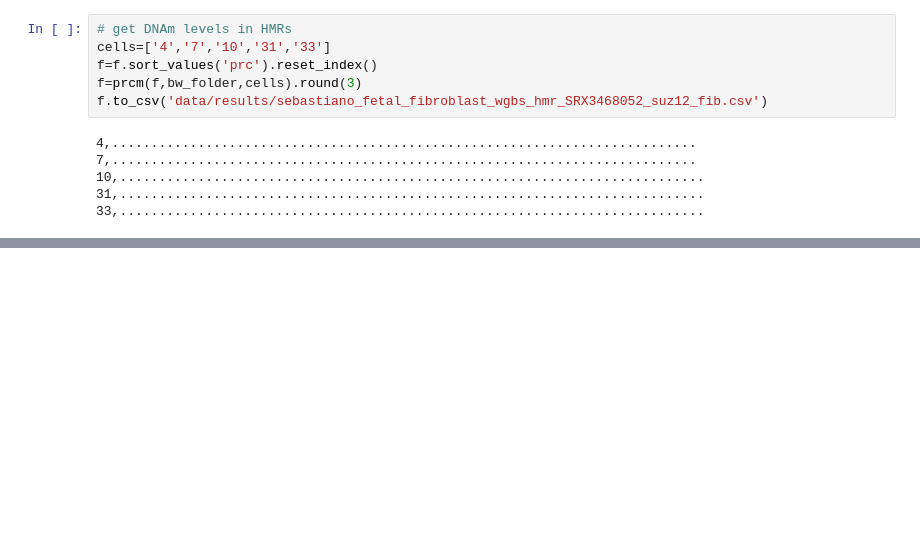
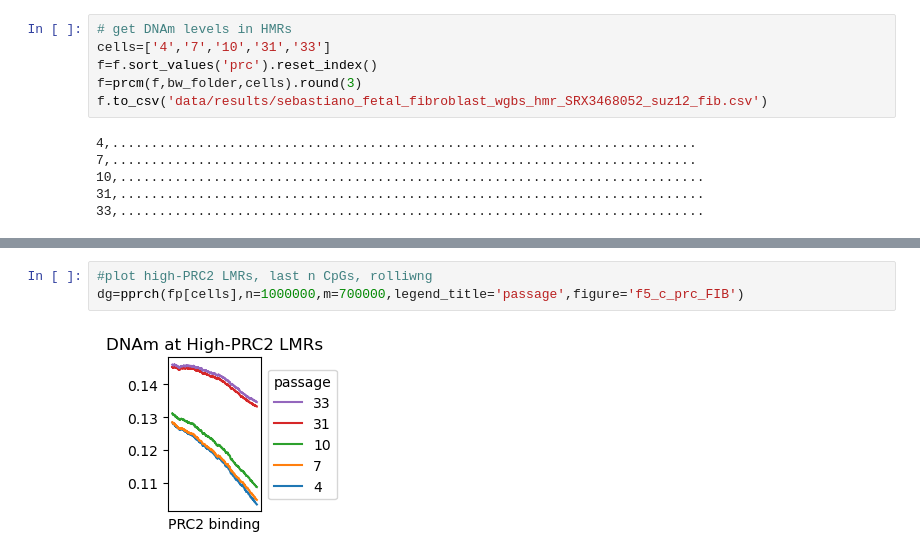
Before and after one commit to moqri/PRC2-AgeIndex, a Jupyter notebook: Fibroblast.ipynb, the cells around one changed output, grey strips where cells are left out. Drawn from its saved outputs; the diff is of its cells as text; blank space fills up the shorter version.

```diff
--- a/Fibroblast.ipynb
+++ b/Fibroblast.ipynb
@@ -109,0 +111,5 @@ dg=pprch(fp[cells],10**6,10**5,legend_title='passage',figure='f5_c_prc_FIB')
+# %%
+#plot high-PRC2 LMRs, last n CpGs, rolliwng
+dg=pprch(fp[cells],n=1000000,m=700000,legend_title='passage',figure='f5_c_prc_FIB')
+# %% [output]
+[figure, added]
```
Also changed, not shown: parts of 2 cells of this notebook, 5 other files.
